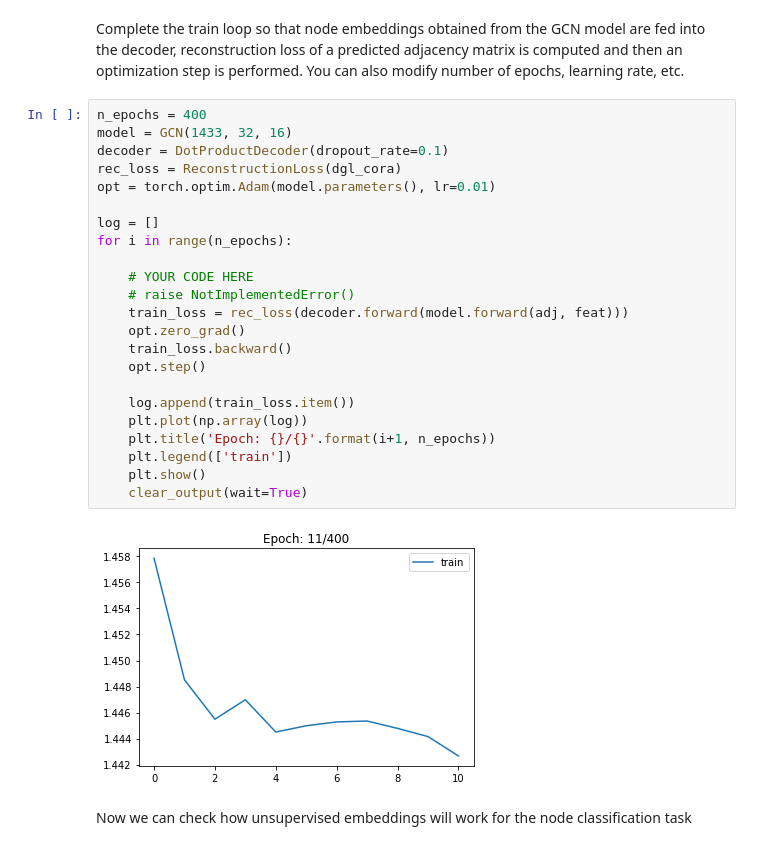
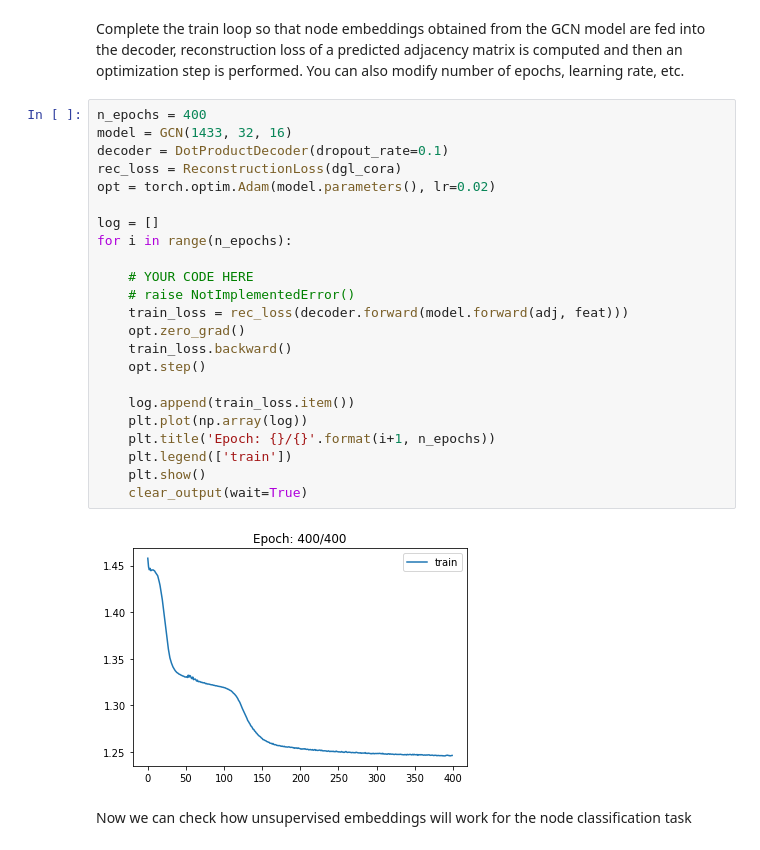
Before and after one commit to qugok/MIPT-Networks-Course-2021-, a Jupyter notebook: hw8/Assignment_8_Graph_Neural_Networks.ipynb, the cells around one changed output. Drawn from its saved outputs; the diff is of its cells as text.

```diff
--- a/hw8/Assignment_8_Graph_Neural_Networks.ipynb
+++ b/hw8/Assignment_8_Graph_Neural_Networks.ipynb
@@ -328,28 +328,28 @@ Complete the train loop so that node embeddings obtained from the GCN model are
 # %%
 n_epochs = 400
 model = GCN(1433, 32, 16)
 decoder = DotProductDecoder(dropout_rate=0.1)
 rec_loss = ReconstructionLoss(dgl_cora)
-opt = torch.optim.Adam(model.parameters(), lr=0.01)
+opt = torch.optim.Adam(model.parameters(), lr=0.02)
 
 log = []
 for i in range(n_epochs):
 
     # YOUR CODE HERE
     # raise NotImplementedError()
     train_loss = rec_loss(decoder.forward(model.forward(adj, feat)))
     opt.zero_grad()
     train_loss.backward()
     opt.step()
 
     log.append(train_loss.item())
     plt.plot(np.array(log))
     plt.title('Epoch: {}/{}'.format(i+1, n_epochs))
     plt.legend(['train'])
     plt.show()
     clear_output(wait=True)
 # %% [output]
-[figure, old version]
+[figure, new version]
 # %% [markdown]
 Now we can check how unsupervised embeddings will work for the node classification task
 # %%
```
Also changed, not shown: parts of 8 cells of this notebook.
